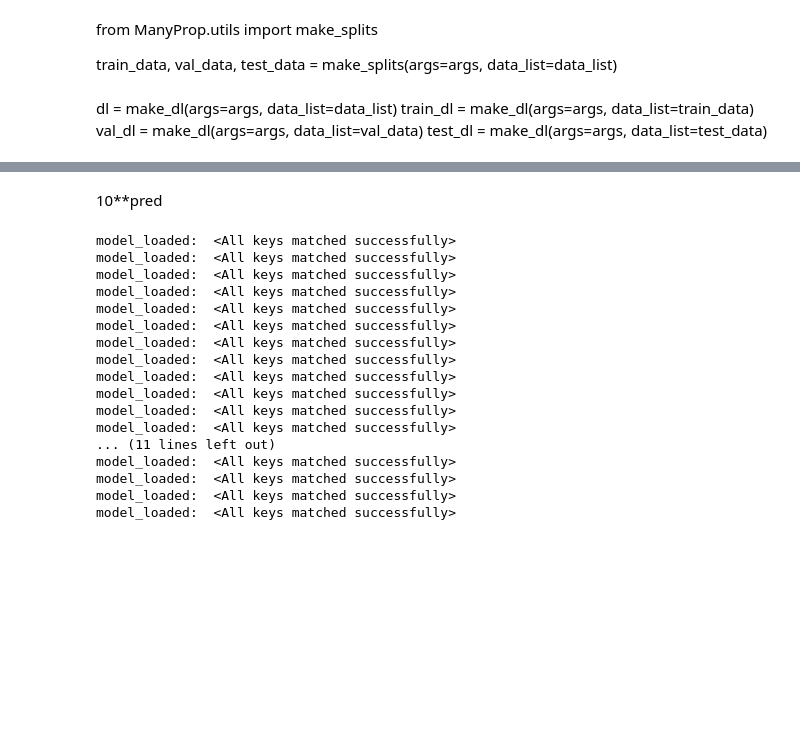
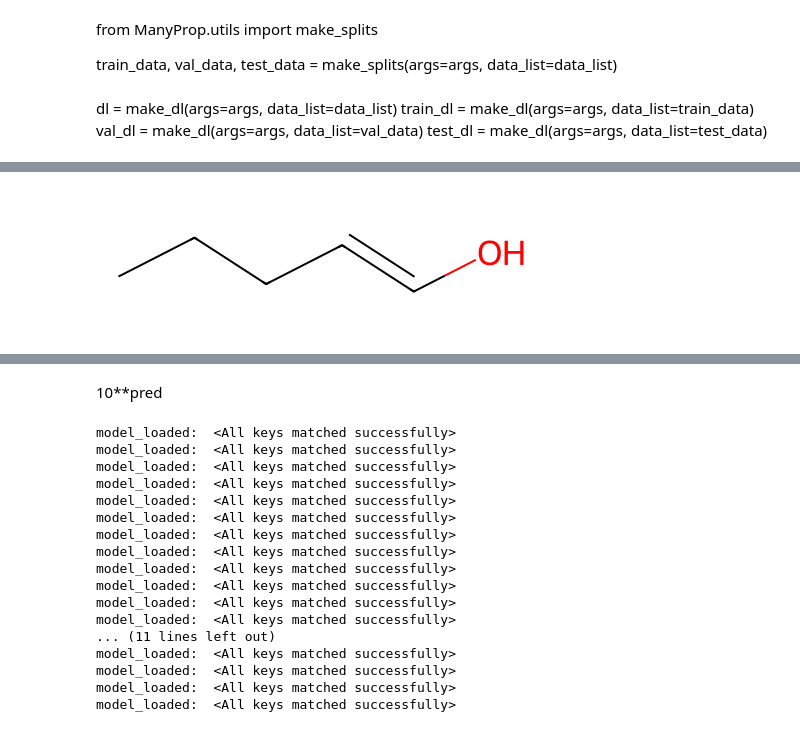
Before and after one commit to Arrowshark1/ManyProp, a Jupyter notebook: testing.ipynb, the cells around one changed output, grey strips where cells are left out. Drawn from its saved outputs; the diff is of its cells as text; code cells hidden in the pictures; blank space fills up the shorter version.

```diff
--- a/testing.ipynb
+++ b/testing.ipynb
@@ -123,2 +228,5 @@ make_plot(3, losses_arr=losses)
 # %%
 from ManyProp.data.testing import rand_mol
+# %%
+mol1 = rand_mol()
+mol2 = rand_mol()
@@ -124,0 +248,4 @@ from ManyProp.data.testing import rand_mol
+# %%
+Chem.MolFromSmiles(mol1)
+# %% [output]
+[figure, added]
```
Also changed, not shown: parts of 10 cells of this notebook, 6 other files.
